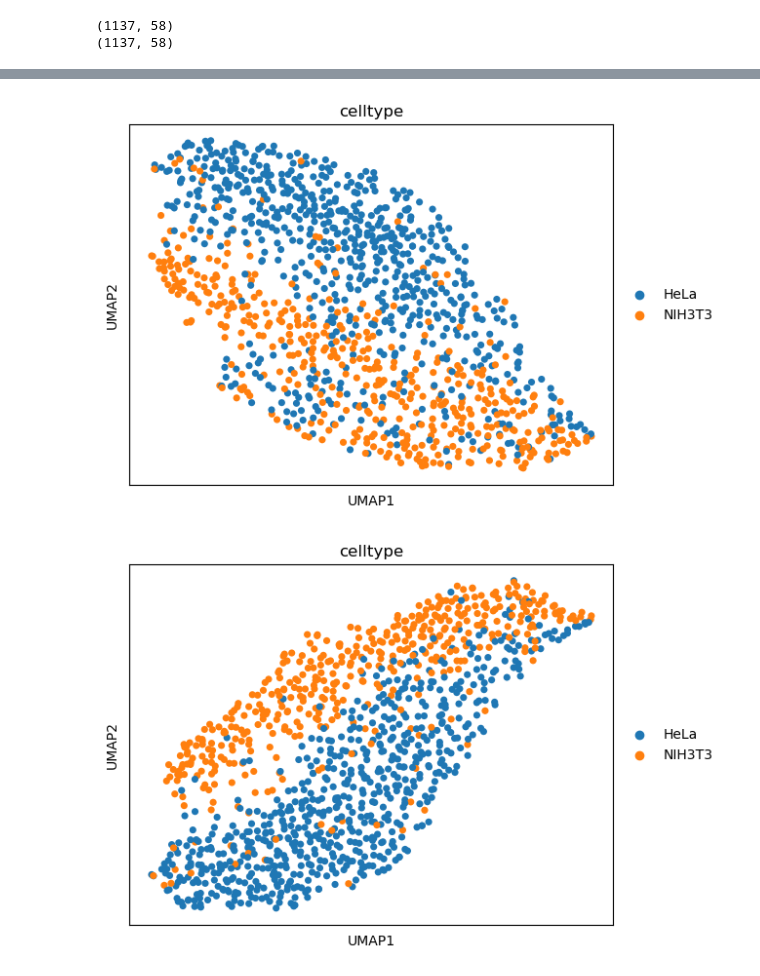
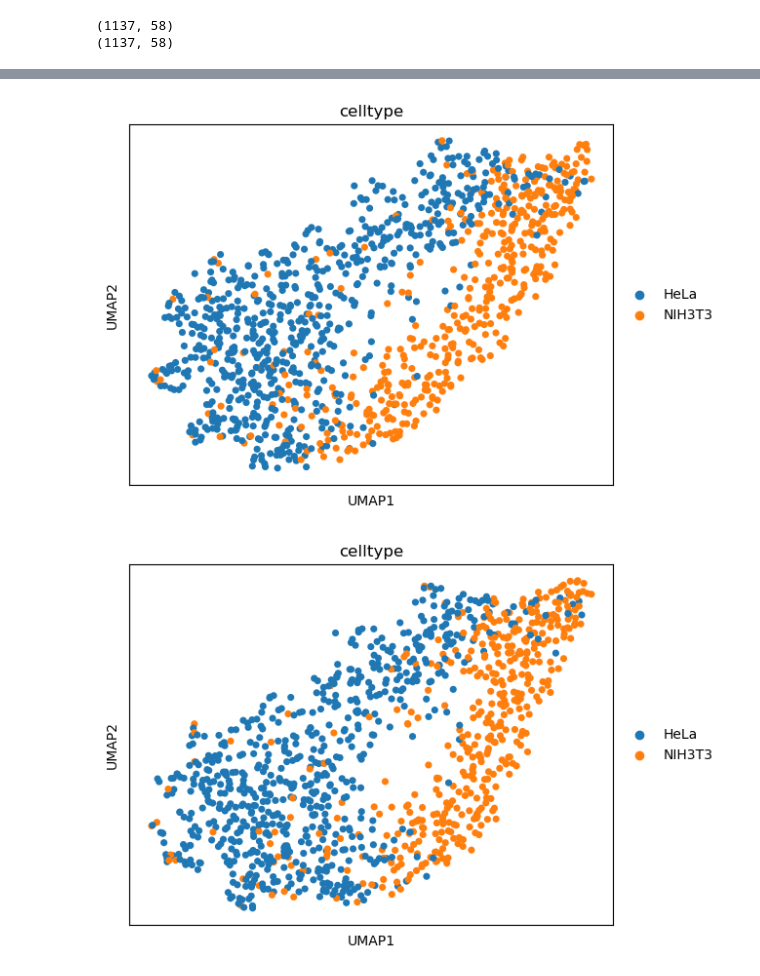
Before and after one commit to mariusrklein/FDA_project, a Jupyter notebook: correction_evaluation.ipynb, the cells around one changed output, grey strips where cells are left out. Drawn from its saved outputs; the diff is of its cells as text; code cells hidden in the pictures.

```diff
--- a/correction_evaluation.ipynb
+++ b/correction_evaluation.ipynb
@@ -184,11 +170,26 @@ dimred_pca(adata_cor)
 # %%
 def dimred_umap(adata, min_dist = 0.5):
-    sc.pp.neighbors(adata, n_neighbors=200, )
-    sc.tl.umap(adata, min_dist=min_dist, spread=3.0, random_state=1, n_components=2)
-    sc.pl.umap(adata, color='celltype')
+    sc.pp.neighbors(adata, n_neighbors=25, metric='cosine')
+    sc.tl.umap(adata, min_dist=min_dist, spread=1.0, random_state=1, n_components=2)
+    sc.pl.umap(adata, color=condition_name)
+    # f = osm.pl.highlight_scatterplot(
+    #     data = adata,
+    #     obsm_key = "X_umap",
+    #     hue = condition_name,
+    #     col = condition_name,
+    #     palette = "cividis",
+    #     height = 5,
+    #     scatter_kwargs = dict(s=10)
+    # )
+
+    # f.add_legend(markerscale=3)
+
+    # plt.xticks([])
+    # plt.yticks([])
+    # plt.show()
 
 dimred_umap(adata)
 dimred_umap(adata_cor)
 # %% [output]
-[figure, old version]
+[figure, new version]
-[figure, old version]
+[figure, new version]
```
Also changed, not shown: parts of 19 cells of this notebook.
